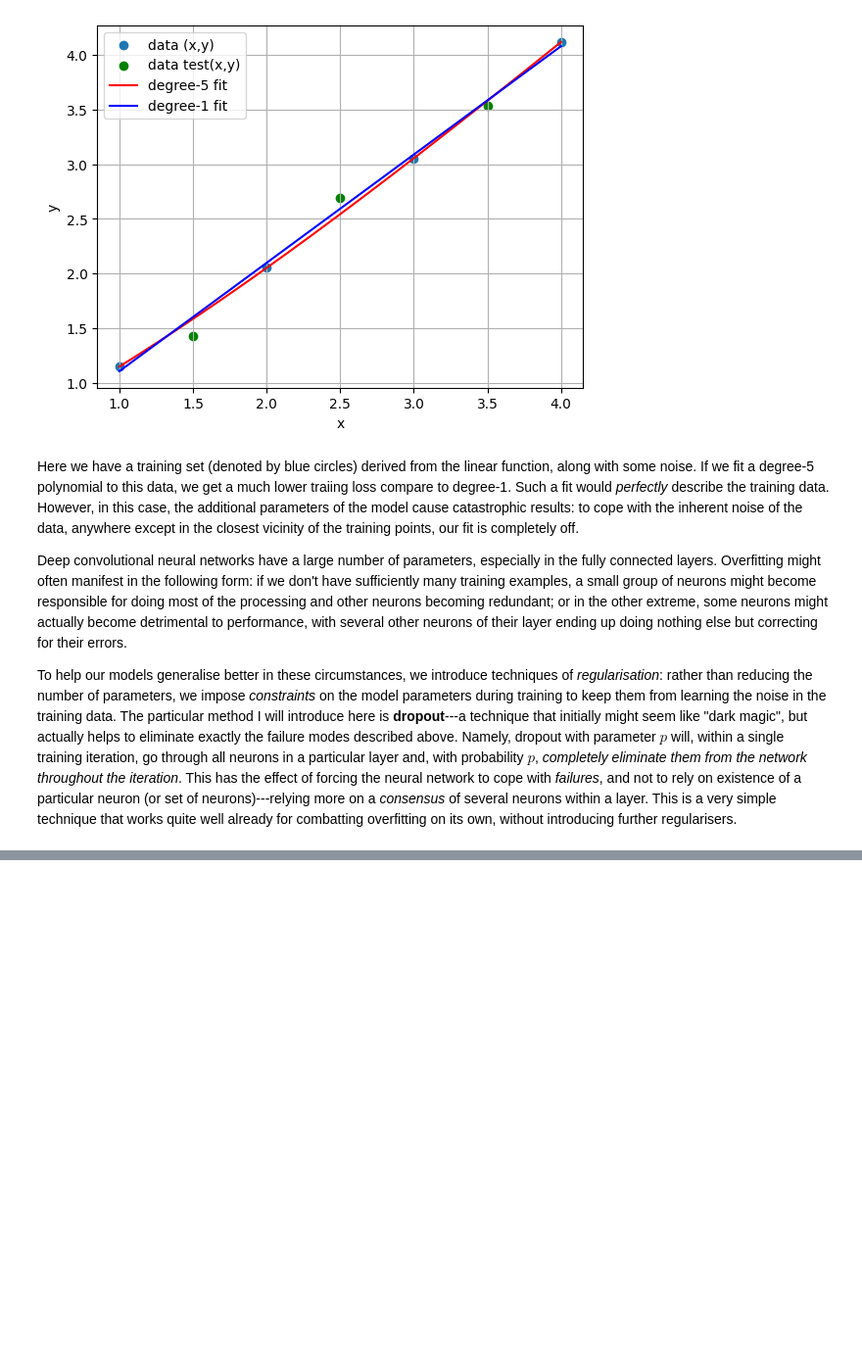
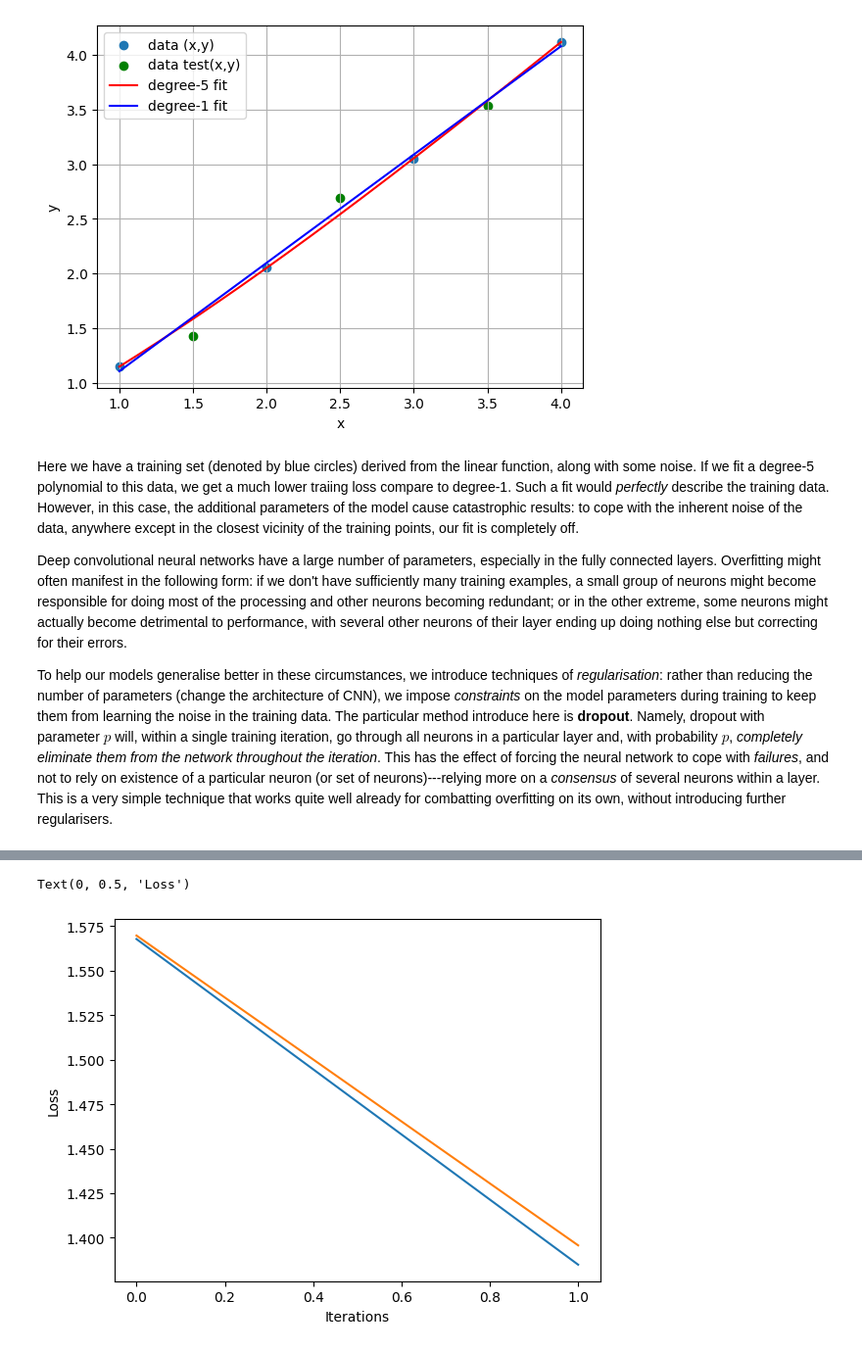
Before and after one commit to HsiuWen/MinesParisTech-ES-course, a Jupyter notebook: TPs/Lab2_CNN_public.ipynb, the cells around one changed output, grey strips where cells are left out. Shown at 98% size. Saved outputs shown, nothing was run; the diff lists cells and outputs as text; code cells hidden in the pictures; blank space fills up the shorter version.

```diff
--- a/TPs/Lab2_CNN_public.ipynb
+++ b/TPs/Lab2_CNN_public.ipynb
@@ -320,7 +318,7 @@ Here we have a training set (denoted by blue circles) derived from the linear fu
 
 Deep convolutional neural networks have a large number of parameters, especially in the fully connected layers. Overfitting might often manifest in the following form: if we don't have sufficiently many training examples, a small group of neurons might become responsible for doing most of the processing and other neurons becoming redundant; or in the other extreme, some neurons might actually become detrimental to performance, with several other neurons of their layer ending up doing nothing else but correcting for their errors.
 
-To help our models generalise better in these circumstances, we introduce techniques of *regularisation*: rather than reducing the number of parameters, we impose *constraints* on the model parameters during training to keep them from learning the noise in the training data. The particular method I will introduce here is **dropout**---a technique that initially might seem like "dark magic", but actually helps to eliminate exactly the failure modes described above. Namely, dropout with parameter $p$ will, within a single training iteration, go through all neurons in a particular layer and, with probability $p$, *completely eliminate them from the network throughout the iteration*. This has the effect of forcing the neural network to cope with *failures*, and not to rely on existence of a particular neuron (or set of neurons)---relying more on a *consensus* of several neurons within a layer. This is a very simple technique that works quite well already for combatting overfitting on its own, without introducing further regularisers.
+To help our models generalise better in these circumstances, we introduce techniques of *regularisation*: rather than reducing the number of parameters (change the architecture of CNN), we impose *constraints* on the model parameters during training to keep them from learning the noise in the training data. The particular method introduce here is **dropout**. Namely, dropout with parameter $p$ will, within a single training iteration, go through all neurons in a particular layer and, with probability $p$, *completely eliminate them from the network throughout the iteration*. This has the effect of forcing the neural network to cope with *failures*, and not to rely on existence of a particular neuron (or set of neurons)---relying more on a *consensus* of several neurons within a layer. This is a very simple technique that works quite well already for combatting overfitting on its own, without introducing further regularisers.
 # %%
 # add dropout layers to the model to reduce overfitting
 
@@ -369,12 +367,11 @@ for epoch in range(epochs):
         loss = criterion(outputs, labels.to(device))
         loss.backward()
         optimizer.step()
-        trainingEpoch_loss.append(loss.item())
 
         # print statistics
         running_loss += loss.item()
         if i % 2000 == 1999:    # print every 2000 mini-batches
-            print(f'[{epoch + 1}, {i + 1:5d}] loss: {running_loss / 2000:.3f}')
+            print(f'[{epoch + 1}, {i + 1:5d}] training loss: {running_loss / 2000:.3f}')
             running_loss = 0.0
 
     # Set the model to evaluation mode, disabling dropout and using population
@@ -382,15 +379,32 @@ for epoch in range(epochs):
     net.eval()
 
     # Validation loss
-    validation_loss = 0.0
     with torch.no_grad():
+        validation_loss = 0.0
         for data in testloader:
             images, labels = data
             outputs = net(images.to(device))
             loss = criterion(outputs, labels.to(device))
             validation_loss += loss.item()
-    validationEpoch_loss.append(validation_loss / len(testloader))
+
+        validationEpoch_loss.append(validation_loss / len(testloader))
+
+        validation_loss = 0.0
+        for data in trainloader:
+            images, labels = data
+            outputs = net(images.to(device))
+            loss = criterion(outputs, labels.to(device))
+            validation_loss += loss.item()
+        trainingEpoch_loss.append(validation_loss / len(trainloader))
+
+
     print(f'Epoch {epoch +1} validation loss: {validation_loss / len(testloader):.3f}')
 
 print('Finished Training')
+
+plt.plot(trainingEpoch_loss, label='Training Loss')
+plt.plot(validationEpoch_loss, label='Validation Loss')
+plt.xlabel('Iterations')
+plt.ylabel('Loss')
+plt.legend()
 # %% [output]
@@ -397,0 +426,2 @@ KeyboardInterrupt:
+Text(0, 0.5, 'Loss')
+[figure, added]
```
Also changed, not shown: parts of 3 cells of this notebook, 1 other file.
